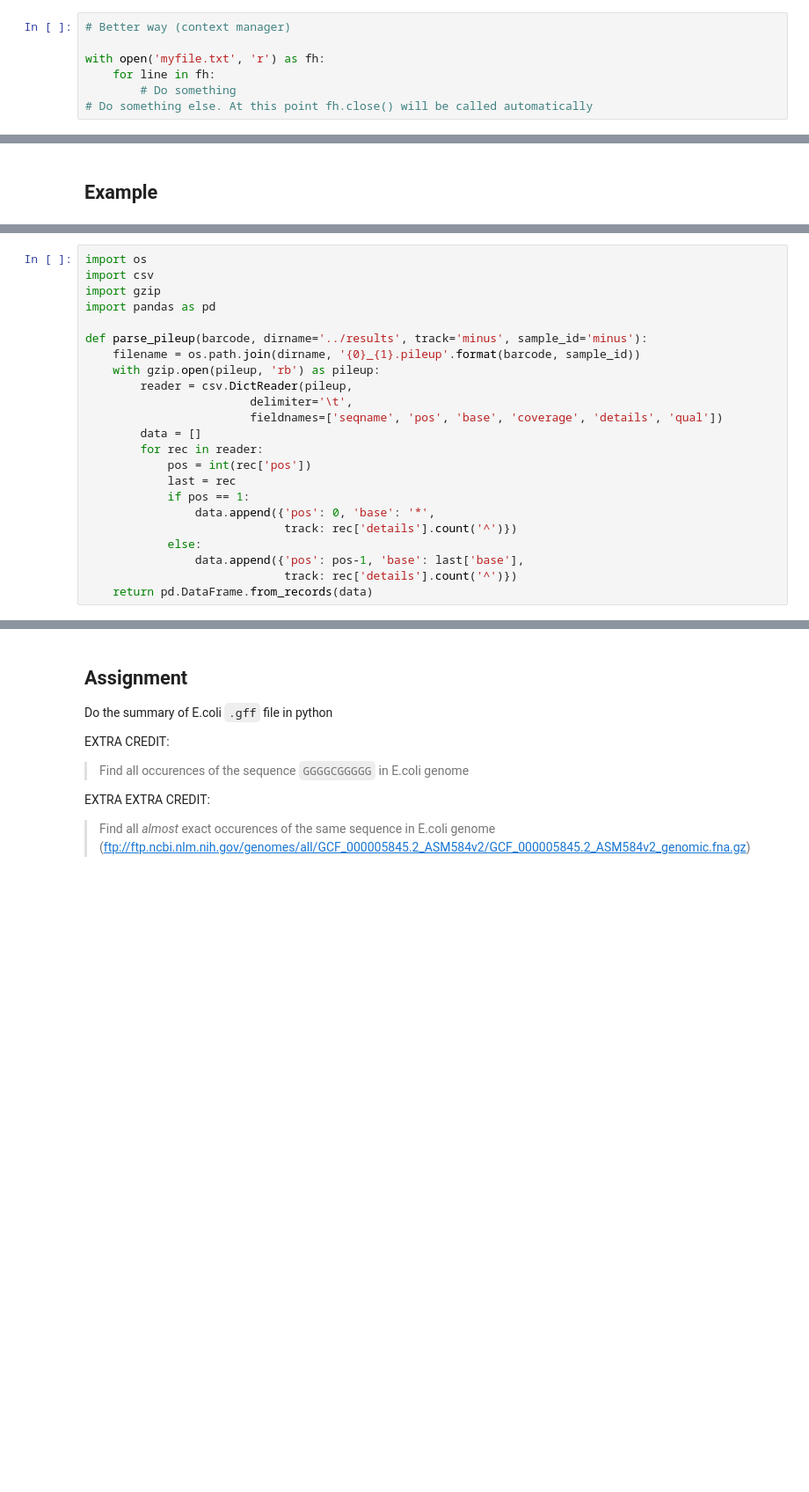
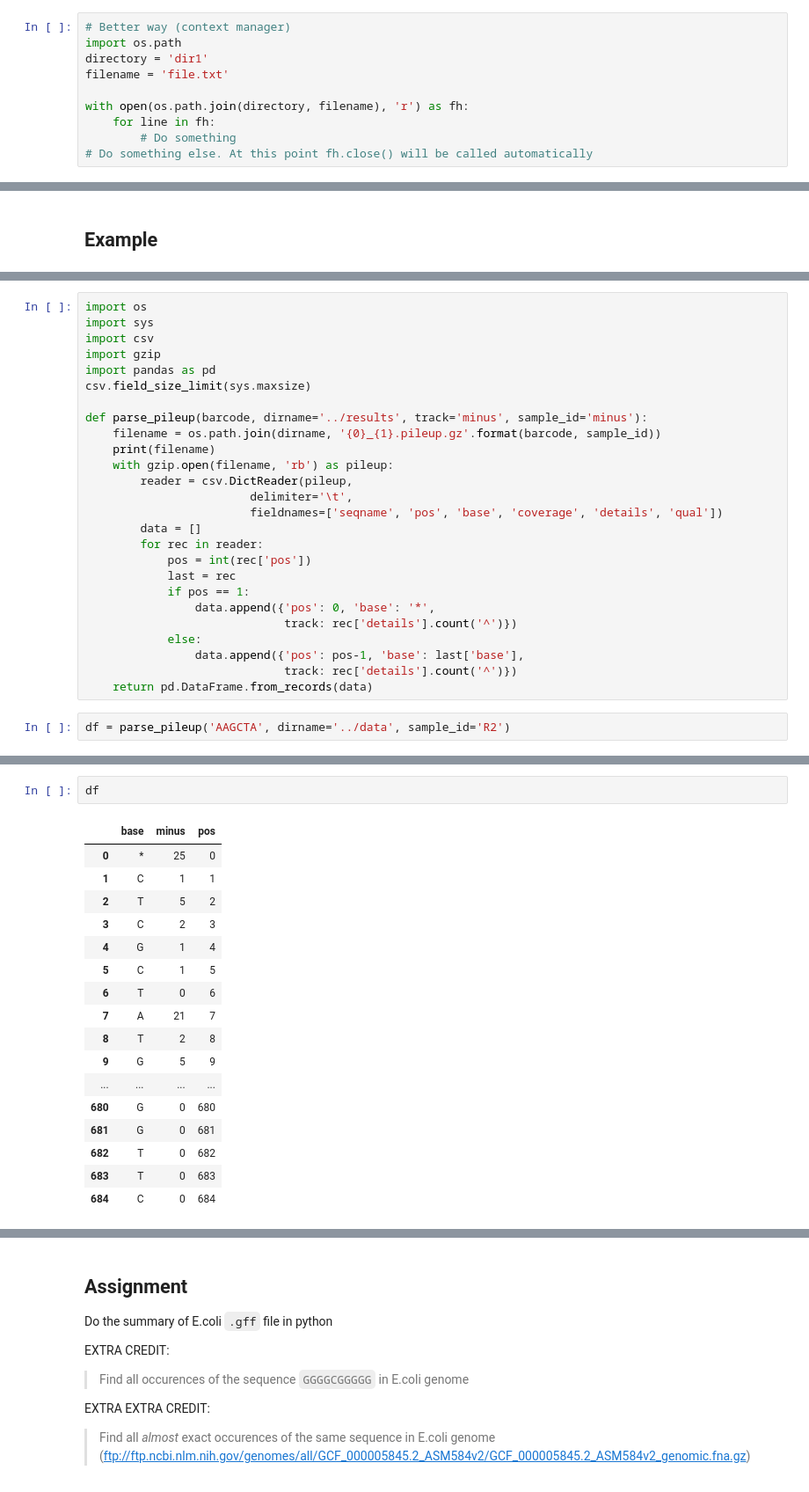
Before and after one commit to NudlerLab/biodata, a Jupyter notebook: sessions/Python.ipynb, the cells around one changed output, grey strips where cells are left out. Shown at 88% size. Cells and saved outputs as stored; diff of their text form; blank space fills up the shorter version.

```diff
--- a/sessions/Python.ipynb
+++ b/sessions/Python.ipynb
@@ -243,8 +441,11 @@ for line in fh:
 fh.close()
 # %%
 # Better way (context manager)
+import os.path
+directory = 'dir1'
+filename = 'file.txt'
 
-with open('myfile.txt', 'r') as fh:
+with open(os.path.join(directory, filename), 'r') as fh:
     for line in fh:
         # Do something
 # Do something else. At this point fh.close() will be called automatically
@@ -337,12 +561,15 @@ a = None
 # %%
 import os
+import sys
 import csv
 import gzip
 import pandas as pd
+csv.field_size_limit(sys.maxsize)
 
 def parse_pileup(barcode, dirname='../results', track='minus', sample_id='minus'):
-    filename = os.path.join(dirname, '{0}_{1}.pileup'.format(barcode, sample_id))
-    with gzip.open(pileup, 'rb') as pileup:
+    filename = os.path.join(dirname, '{0}_{1}.pileup.gz'.format(barcode, sample_id))
+    print(filename)
+    with gzip.open(filename, 'rb') as pileup:
         reader = csv.DictReader(pileup,
                         delimiter='\t',
                         fieldnames=['seqname', 'pos', 'base', 'coverage', 'details', 'qual'])
@@ -357,3 +584,5 @@ def parse_pileup(barcode, dirname='../results', track='minus', sample_id='minus'
                 data.append({'pos': pos-1, 'base': last['base'],
                              track: rec['details'].count('^')})
     return pd.DataFrame.from_records(data)
+# %%
+df = parse_pileup('AAGCTA', dirname='../data', sample_id='R2')
@@ -359,0 +591,20 @@ def parse_pileup(barcode, dirname='../results', track='minus', sample_id='minus'
+# %%
+df
+# %% [output]
+|  | base | minus | pos |
+| 0 | * | 25 | 0 |
+| 1 | C | 1 | 1 |
+| 2 | T | 5 | 2 |
+| 3 | C | 2 | 3 |
+| 4 | G | 1 | 4 |
+| 5 | C | 1 | 5 |
+| 6 | T | 0 | 6 |
+| 7 | A | 21 | 7 |
+| 8 | T | 2 | 8 |
+| 9 | G | 5 | 9 |
+| ... | ... | ... | ... |
+| 680 | G | 0 | 680 |
+| 681 | G | 0 | 681 |
+| 682 | T | 0 | 682 |
+| 683 | T | 0 | 683 |
+| 684 | C | 0 | 684 |
```
Also changed, not shown: parts of 58 cells of this notebook, 2 other files.
